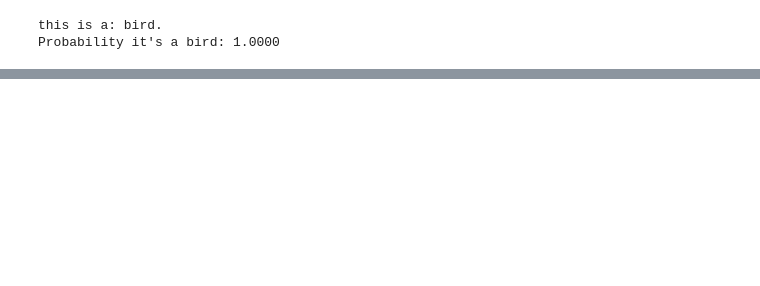
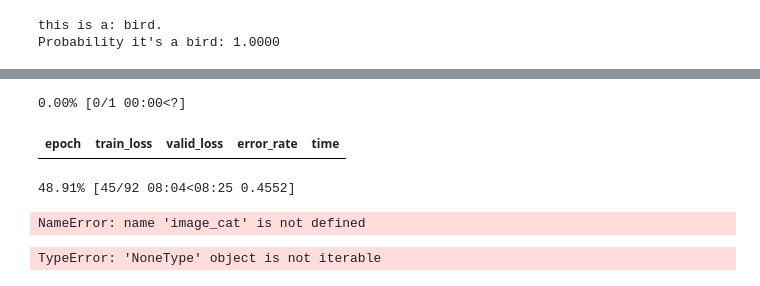
Before and after one commit to khushi-tulsiyan/fastai-course-notebooks, a Jupyter notebook: ep1.ipynb, the cells around one changed output, grey strips where cells are left out. Saved outputs shown, nothing was run; the diff lists cells and outputs as text; code cells hidden in the pictures; blank space fills up the shorter version.

```diff
--- a/ep1.ipynb
+++ b/ep1.ipynb
@@ -191,0 +187,32 @@ learn.show_results()
+# %%
+from fastai.vision.all import *
+path = untar_data(URLs.PETS)/'images'
+# %%
+def is_cat(x): return x[0].isupper()
+dls = ImageDataLoaders.from_name_func(
+    path, get_image_files(path), valid_pct=0.2, seed=42,
+    label_func = is_cat, item_tfms = Resize(224))
+
+learn = vision_learner(dls, resnet34, metrics = error_rate)
+learn.fine_tune(1)
+# %% [output]
+0.00% [0/1 00:00<?]
+| epoch | train_loss | valid_loss | error_rate | time |
+48.91% [45/92 08:04<08:25 0.4552]
+# %%
+img = PILImage.create(image_cat()))
+img.to_thumb(192)
+# %% [output]
+NameError: name 'image_cat' is not defined
+# %%
+path = untar_data(URLs.CAMVID_TINY)
+dls = SegmentationDataLoaders.from_label_func(
+    path, bs = 8, fnames = get_image_files(path/"i,ages"),
+    label_func = lambda o: path/'labels'/f'{o.stem}_P{o.suffix}',
+    codes = np.loadtxt(path/'codes.txt/', dtype=str)
+)
+
+learn = unet_learner(dls, resnet34)
+learn.fine_tune(8)
+# %% [output]
+TypeError: 'NoneType' object is not iterable
```
Also changed, not shown: parts of 11 cells of this notebook, 3 other files.
